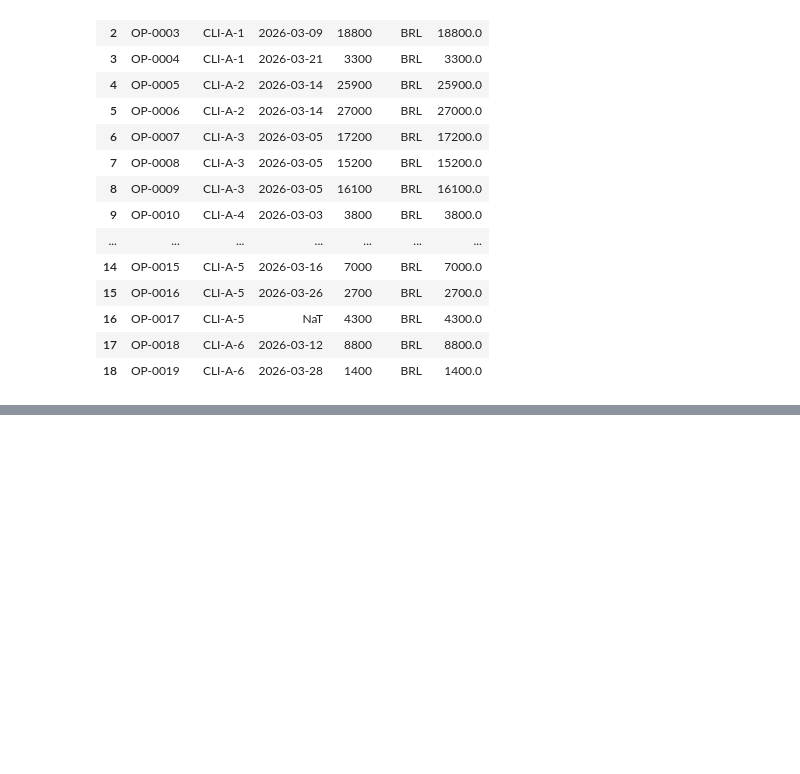
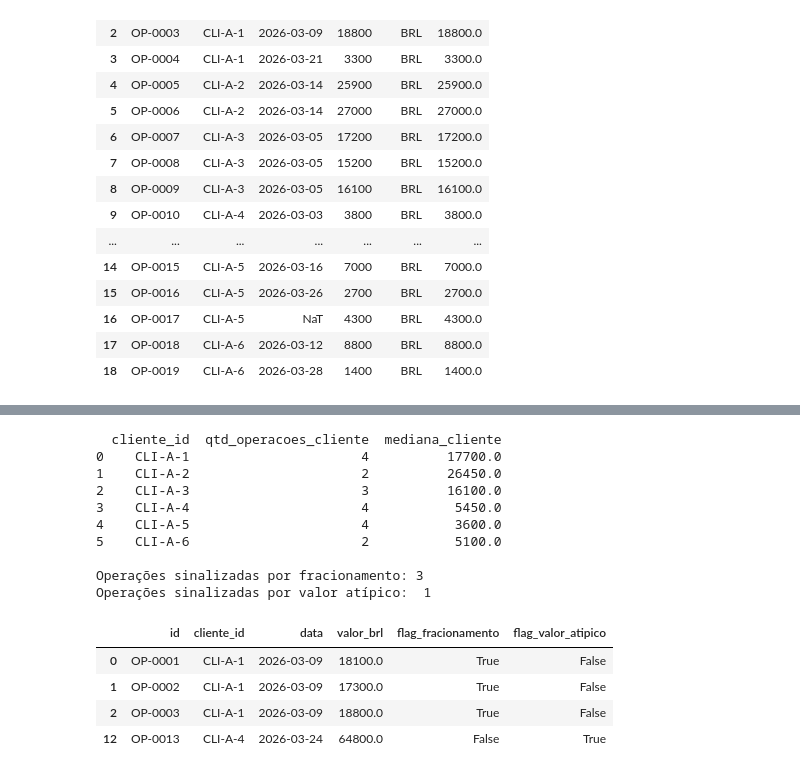
Before and after one commit to Guimaaz/Case, a Jupyter notebook: nivel_1/nivel_1.ipynb, the cells around one changed output, grey strips where cells are left out. Cells and saved outputs as stored; diff of their text form; code cells hidden in the pictures; blank space fills up the shorter version.

```diff
--- a/nivel_1/nivel_1.ipynb
+++ b/nivel_1/nivel_1.ipynb
@@ -218,0 +328,40 @@ Tipo da coluna data: datetime64[ns]
+# %%
+MULTIPLICADOR_MEDIANA = 5
+MIN_OPERACOES_CLIENTE = 4
+
+perfil_cliente = (
+    df.groupby("cliente_id")["valor_brl"]
+      .agg(qtd_operacoes_cliente="count", mediana_cliente="median")
+      .reset_index()
+)
+
+df = df.merge(perfil_cliente, on="cliente_id", how="left")
+
+df["flag_valor_atipico"] = (
+    (df["qtd_operacoes_cliente"] >= MIN_OPERACOES_CLIENTE)
+    & (df["valor_brl"] > MULTIPLICADOR_MEDIANA * df["mediana_cliente"])
+)
+
+print(perfil_cliente)
+print(f"\nOperações sinalizadas por fracionamento: {df['flag_fracionamento'].sum()}")
+print(f"Operações sinalizadas por valor atípico:  {df['flag_valor_atipico'].sum()}")
+
+df[df["flag_fracionamento"] | df["flag_valor_atipico"]][
+    ["id", "cliente_id", "data", "valor_brl", "flag_fracionamento", "flag_valor_atipico"]
+]
+# %% [output]
+  cliente_id  qtd_operacoes_cliente  mediana_cliente
+0    CLI-A-1                      4          17700.0
+1    CLI-A-2                      2          26450.0
+2    CLI-A-3                      3          16100.0
+3    CLI-A-4                      4           5450.0
+4    CLI-A-5                      4           3600.0
+5    CLI-A-6                      2           5100.0
+
+Operações sinalizadas por fracionamento: 3
+Operações sinalizadas por valor atípico:  1
+|  | id | cliente_id | data | valor_brl | flag_fracionamento | flag_valor_atipico |
+| 0 | OP-0001 | CLI-A-1 | 2026-03-09 | 18100.0 | True | False |
+| 1 | OP-0002 | CLI-A-1 | 2026-03-09 | 17300.0 | True | False |
+| 2 | OP-0003 | CLI-A-1 | 2026-03-09 | 18800.0 | True | False |
+| 12 | OP-0013 | CLI-A-4 | 2026-03-24 | 64800.0 | False | True |
```
Also changed, not shown: parts of 9 cells of this notebook.
